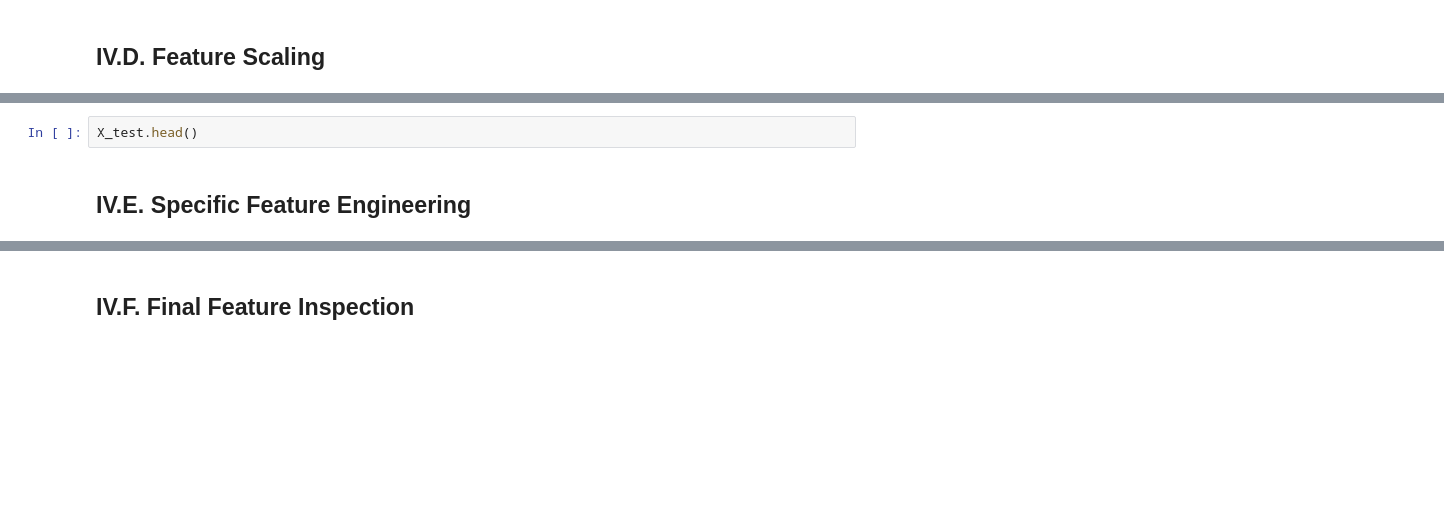
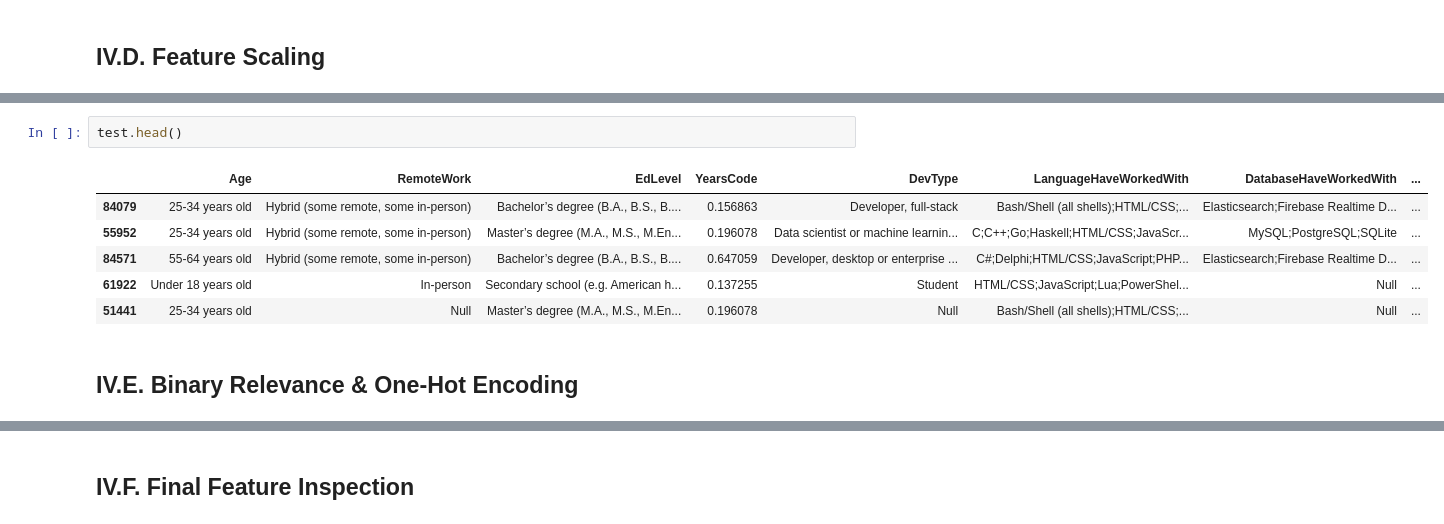
Before and after one commit to hardefarogonondo/tech-talent-recommendation-engine, a Jupyter notebook: notebooks/3_feature_engineering/feature_engineering.ipynb, the cells around one changed output, grey strips where cells are left out. Saved outputs shown, nothing was run; the diff lists cells and outputs as text; blank space fills up the shorter version.

Commit message:
Finished feature engineering notebook updated

```diff
--- a/notebooks/3_feature_engineering/feature_engineering.ipynb
+++ b/notebooks/3_feature_engineering/feature_engineering.ipynb
@@ -160,4 +152,11 @@ X_train.head()
 # %%
-X_test.head()
+test.head()
+# %% [output]
+|  | Age | RemoteWork | EdLevel | YearsCode | DevType | LanguageHaveWorkedWith | DatabaseHaveWorkedWith | ... |
+| 84079 | 25-34 years old | Hybrid (some remote, some in-person) | Bachelor’s degree (B.A., B.S., B.... | 0.156863 | Developer, full-stack | Bash/Shell (all shells);HTML/CSS;... | Elasticsearch;Firebase Realtime D... | ... |
+| 55952 | 25-34 years old | Hybrid (some remote, some in-person) | Master’s degree (M.A., M.S., M.En... | 0.196078 | Data scientist or machine learnin... | C;C++;Go;Haskell;HTML/CSS;JavaScr... | MySQL;PostgreSQL;SQLite | ... |
+| 84571 | 55-64 years old | Hybrid (some remote, some in-person) | Bachelor’s degree (B.A., B.S., B.... | 0.647059 | Developer, desktop or enterprise ... | C#;Delphi;HTML/CSS;JavaScript;PHP... | Elasticsearch;Firebase Realtime D... | ... |
+| 61922 | Under 18 years old | In-person | Secondary school (e.g. American h... | 0.137255 | Student | HTML/CSS;JavaScript;Lua;PowerShel... | Null | ... |
+| 51441 | 25-34 years old | Null | Master’s degree (M.A., M.S., M.En... | 0.196078 | Null | Bash/Shell (all shells);HTML/CSS;... | Null | ... |
-# %% [markdown]
-## IV.E. Specific Feature Engineering
+# %% [markdown]
+## IV.E. Binary Relevance & One-Hot Encoding
```
Also changed, not shown: parts of 95 cells of this notebook.
